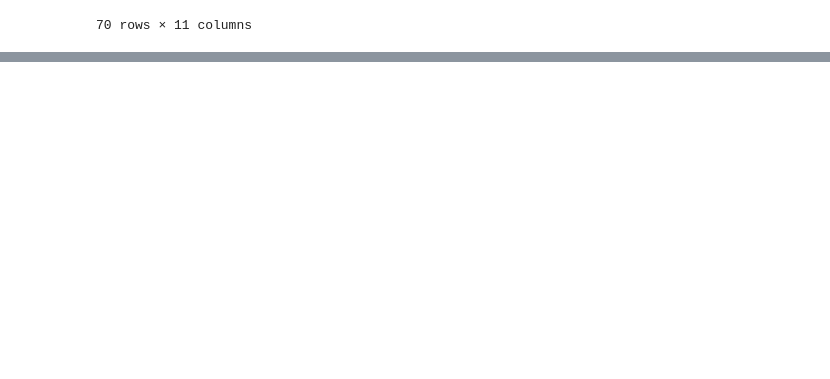
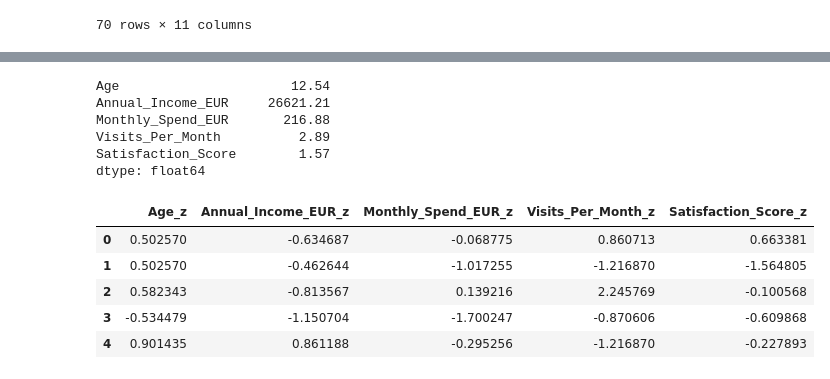
Before and after one commit to Ri-Dearg/da-labs, a Jupyter notebook: lab3_transform_regression.ipynb, the cells around one changed output, grey strips where cells are left out. Saved outputs shown, nothing was run; the diff lists cells and outputs as text; code cells hidden in the pictures; blank space fills up the shorter version.

```diff
--- a/lab3_transform_regression.ipynb
+++ b/lab3_transform_regression.ipynb
@@ -399,0 +420,32 @@ df_clean_encode
+# %%
+# Standard deviation of each variable before standardising
+num_cols = [
+    'Age',
+    'Annual_Income_EUR',
+    'Monthly_Spend_EUR',
+    'Visits_Per_Month',
+    'Satisfaction_Score',
+]
+df_clean_encode[num_cols].std().round(2)
+# %% [output]
+Age                      12.54
+Annual_Income_EUR     26621.21
+Monthly_Spend_EUR       216.88
+Visits_Per_Month          2.89
+Satisfaction_Score        1.57
+dtype: float64
+# %%
+# Standardise the five numerical variables into new z-score columns
+z_cols = [f'{col}_z' for col in num_cols]
+df_clean_encode[z_cols] = (
+    (df_clean_encode[num_cols] - df_clean_encode[num_cols].mean())
+    / df_clean_encode[num_cols].std()
+).to_numpy()
+df_clean_encode[z_cols].head()
+# %% [output]
+|  | Age_z | Annual_Income_EUR_z | Monthly_Spend_EUR_z | Visits_Per_Month_z | Satisfaction_Score_z |
+| 0 | 0.502570 | -0.634687 | -0.068775 | 0.860713 | 0.663381 |
+| 1 | 0.502570 | -0.462644 | -1.017255 | -1.216870 | -1.564805 |
+| 2 | 0.582343 | -0.813567 | 0.139216 | 2.245769 | -0.100568 |
+| 3 | -0.534479 | -1.150704 | -1.700247 | -0.870606 | -0.609868 |
+| 4 | 0.901435 | 0.861188 | -0.295256 | -1.216870 | -0.227893 |
```
Also changed, not shown: parts of 3 cells of this notebook.
